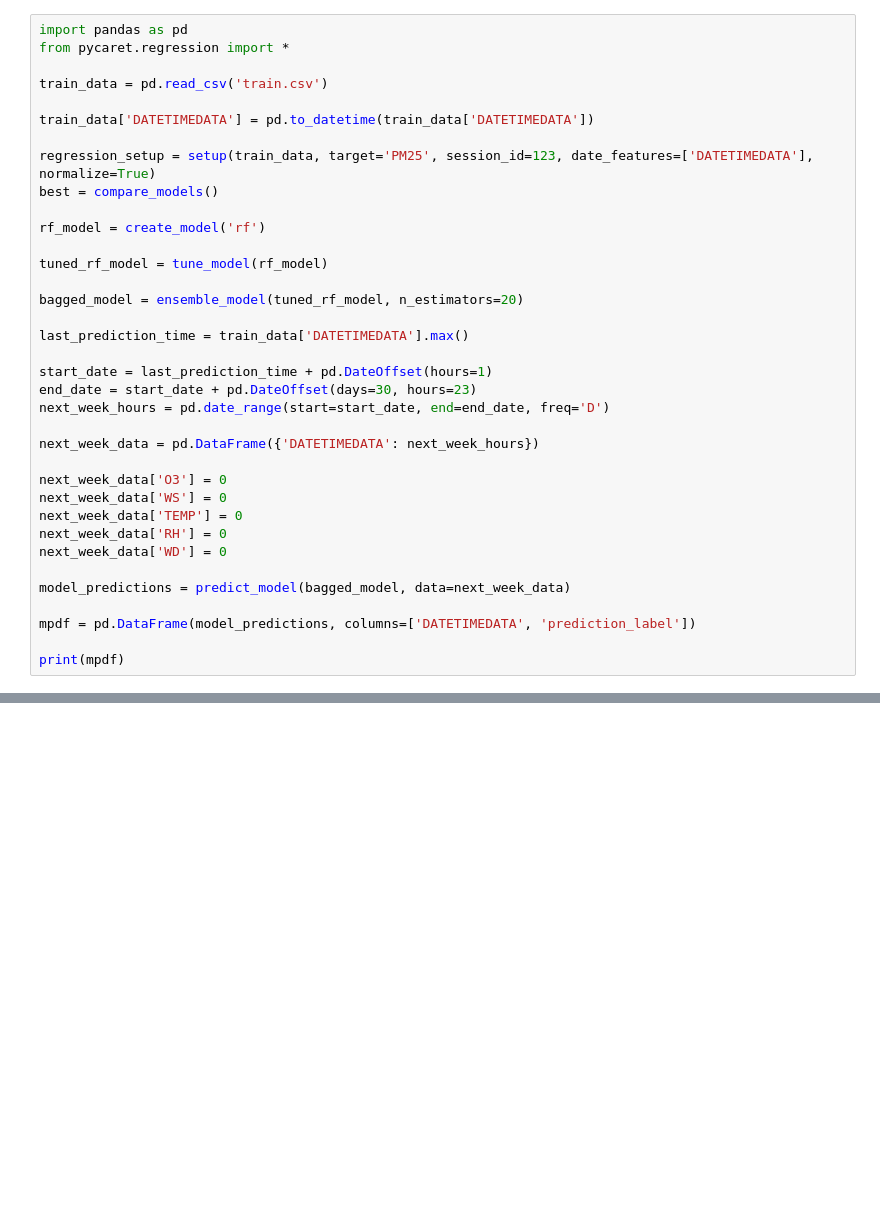
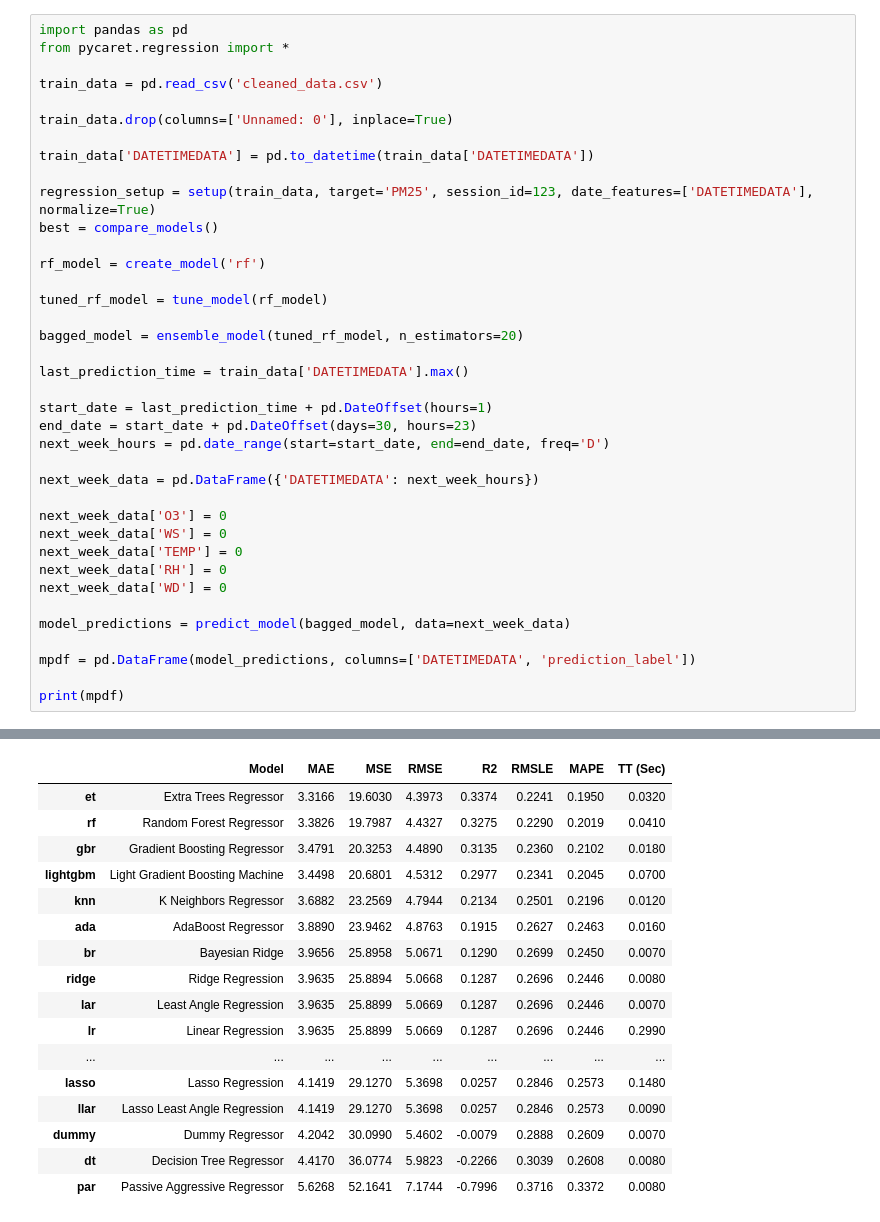
Before and after one commit to nimpy-wth/dashboard-pm2.5, a Jupyter notebook: predict.ipynb, the cells around one changed output, grey strips where cells are left out. Saved outputs shown, nothing was run; the diff lists cells and outputs as text; blank space fills up the shorter version.

```diff
--- a/predict.ipynb
+++ b/predict.ipynb
@@ -9,7 +11,9 @@ from pycaret.datasets import get_data
 import pandas as pd
 from pycaret.regression import *
 
-train_data = pd.read_csv('train.csv')
+train_data = pd.read_csv('cleaned_data.csv')
+
+train_data.drop(columns=['Unnamed: 0'], inplace=True)
 
 train_data['DATETIMEDATA'] = pd.to_datetime(train_data['DATETIMEDATA'])
 
@@ -41,3 +45,4 @@ model_predictions = predict_model(bagged_model, data=next_week_data)
 mpdf = pd.DataFrame(model_predictions, columns=['DATETIMEDATA', 'prediction_label'])
 
 print(mpdf)
+# %% [output]
@@ -43,0 +67,17 @@ print(mpdf)
+|  | Model | MAE | MSE | RMSE | R2 | RMSLE | MAPE | TT (Sec) |
+| et | Extra Trees Regressor | 3.3166 | 19.6030 | 4.3973 | 0.3374 | 0.2241 | 0.1950 | 0.0320 |
+| rf | Random Forest Regressor | 3.3826 | 19.7987 | 4.4327 | 0.3275 | 0.2290 | 0.2019 | 0.0410 |
+| gbr | Gradient Boosting Regressor | 3.4791 | 20.3253 | 4.4890 | 0.3135 | 0.2360 | 0.2102 | 0.0180 |
+| lightgbm | Light Gradient Boosting Machine | 3.4498 | 20.6801 | 4.5312 | 0.2977 | 0.2341 | 0.2045 | 0.0700 |
+| knn | K Neighbors Regressor | 3.6882 | 23.2569 | 4.7944 | 0.2134 | 0.2501 | 0.2196 | 0.0120 |
+| ada | AdaBoost Regressor | 3.8890 | 23.9462 | 4.8763 | 0.1915 | 0.2627 | 0.2463 | 0.0160 |
+| br | Bayesian Ridge | 3.9656 | 25.8958 | 5.0671 | 0.1290 | 0.2699 | 0.2450 | 0.0070 |
+| ridge | Ridge Regression | 3.9635 | 25.8894 | 5.0668 | 0.1287 | 0.2696 | 0.2446 | 0.0080 |
+| lar | Least Angle Regression | 3.9635 | 25.8899 | 5.0669 | 0.1287 | 0.2696 | 0.2446 | 0.0070 |
+| lr | Linear Regression | 3.9635 | 25.8899 | 5.0669 | 0.1287 | 0.2696 | 0.2446 | 0.2990 |
+| ... | ... | ... | ... | ... | ... | ... | ... | ... |
+| lasso | Lasso Regression | 4.1419 | 29.1270 | 5.3698 | 0.0257 | 0.2846 | 0.2573 | 0.1480 |
+| llar | Lasso Least Angle Regression | 4.1419 | 29.1270 | 5.3698 | 0.0257 | 0.2846 | 0.2573 | 0.0090 |
+| dummy | Dummy Regressor | 4.2042 | 30.0990 | 5.4602 | -0.0079 | 0.2888 | 0.2609 | 0.0070 |
+| dt | Decision Tree Regressor | 4.4170 | 36.0774 | 5.9823 | -0.2266 | 0.3039 | 0.2608 | 0.0080 |
+| par | Passive Aggressive Regressor | 5.6268 | 52.1641 | 7.1744 | -0.7996 | 0.3716 | 0.3372 | 0.0080 |
```
Also changed, not shown: parts of 3 cells of this notebook.
